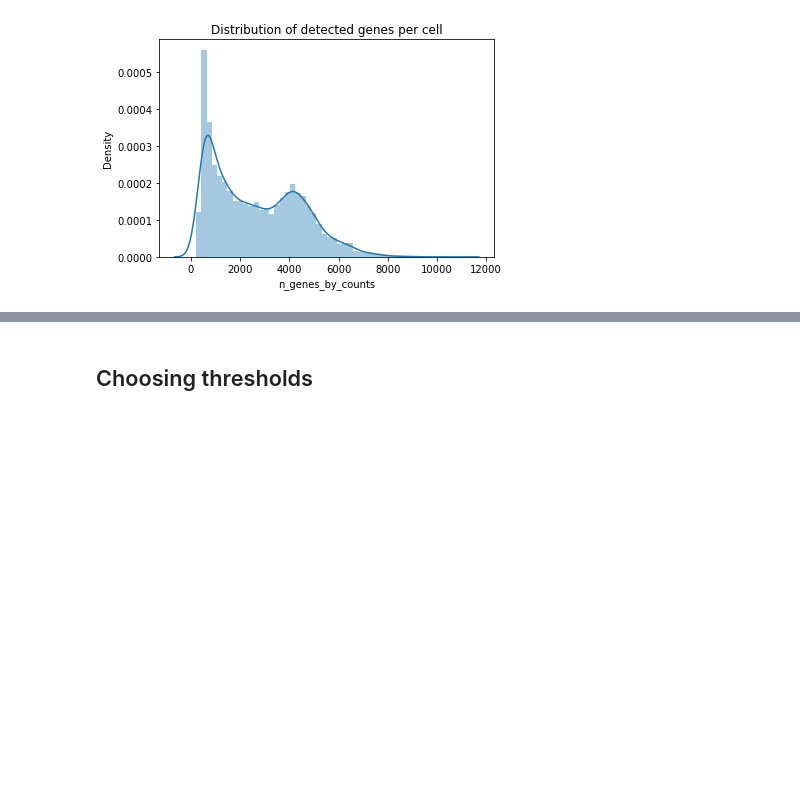
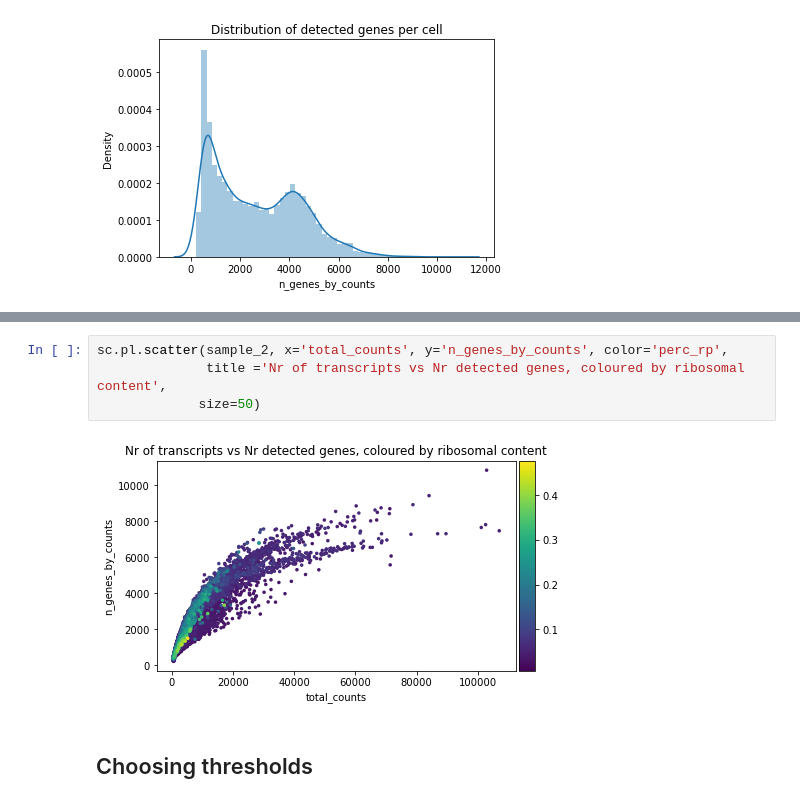
Before and after one commit to hds-sandbox/scRNASeq_course, a Jupyter notebook: Notebooks/Python/Part02_filtering_sample2.ipynb, the cells around one changed output, grey strips where cells are left out. Drawn from its saved outputs; the diff is of its cells as text; blank space fills up the shorter version.

```diff
--- a/Notebooks/Python/Part02_filtering_sample2.ipynb
+++ b/Notebooks/Python/Part02_filtering_sample2.ipynb
@@ -84,3 +109,9 @@ Text(0.5, 1.0, 'Distribution of mitocondrial content per cell')
+# %%
+sc.pl.scatter(sample_2, x='total_counts', y='n_genes_by_counts', color='perc_rp',
+              title ='Nr of transcripts vs Nr detected genes, coloured by ribosomal content',
+             size=50)
+# %% [output]
+[figure, added]
 # %% [markdown]
 ## Choosing thresholds
 # %% [markdown]
```
Also changed, not shown: parts of 27 cells of this notebook, 1 other file.
